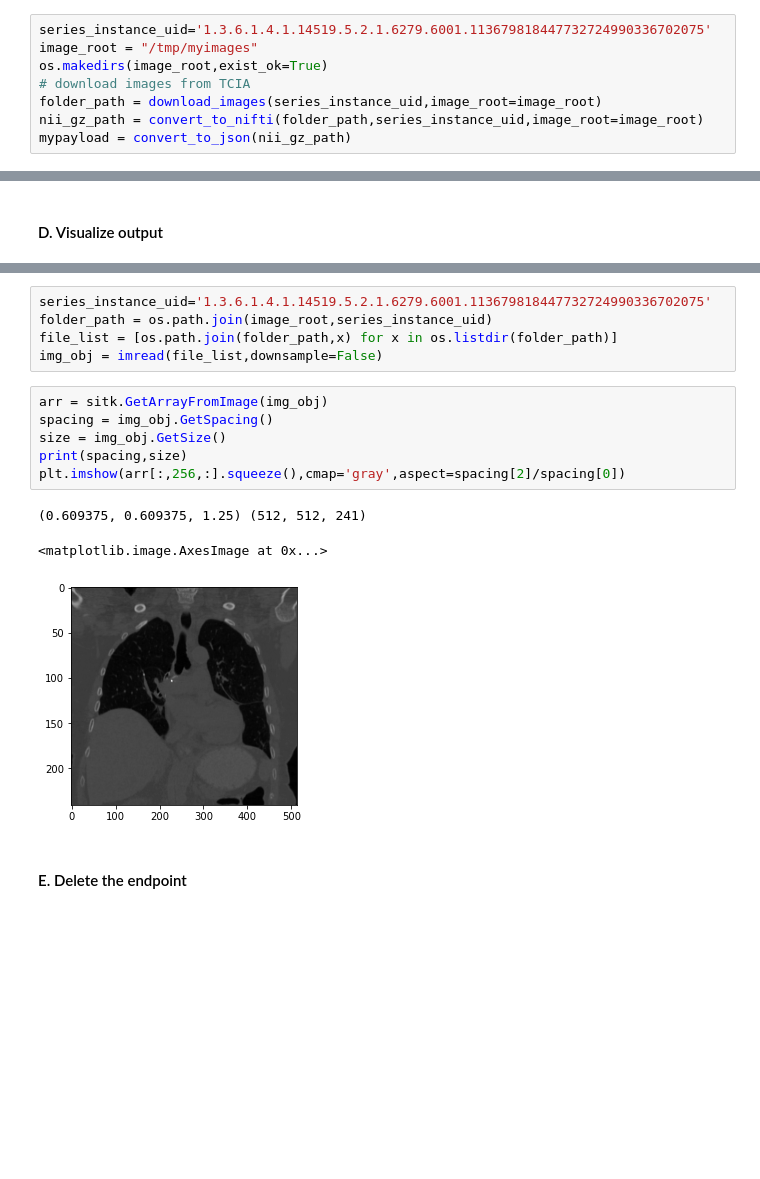
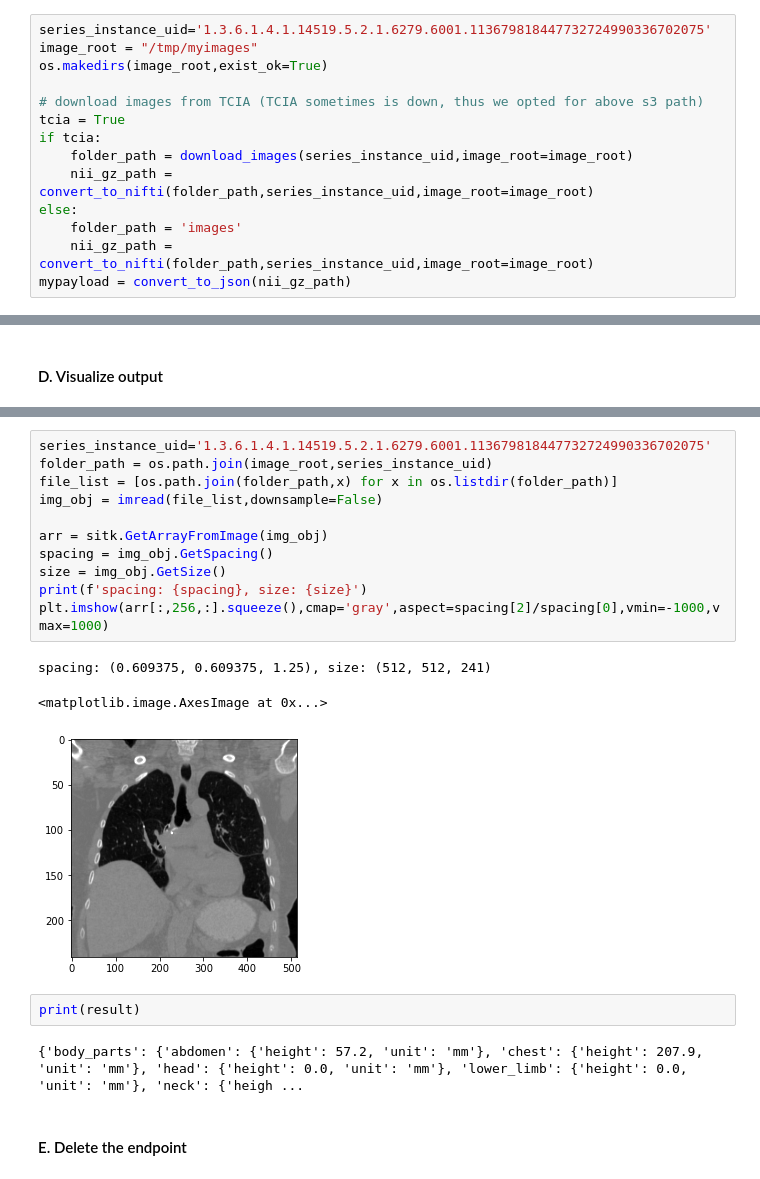
Before and after one commit to sawtellellc/apis, a Jupyter notebook: ct-scan-body-part-detector/ct-scan-body-part-detector.ipynb, the cells around one changed output, grey strips where cells are left out. Saved outputs shown, nothing was run; the diff lists cells and outputs as text; blank space fills up the shorter version.

```diff
--- a/ct-scan-body-part-detector/ct-scan-body-part-detector.ipynb
+++ b/ct-scan-body-part-detector/ct-scan-body-part-detector.ipynb
@@ -227,9 +230,15 @@ def upload_to_s3(input_file):
 series_instance_uid='1.3.6.1.4.1.14519.5.2.1.6279.6001.113679818447732724990336702075'
 image_root = "/tmp/myimages"
 os.makedirs(image_root,exist_ok=True)
-# download images from TCIA
-folder_path = download_images(series_instance_uid,image_root=image_root)
-nii_gz_path = convert_to_nifti(folder_path,series_instance_uid,image_root=image_root)
+
+# download images from TCIA (TCIA sometimes is down, thus we opted for above s3 path)
+tcia = True
+if tcia:
+    folder_path = download_images(series_instance_uid,image_root=image_root)
+    nii_gz_path = convert_to_nifti(folder_path,series_instance_uid,image_root=image_root)
+else:
+    folder_path = 'images'
+    nii_gz_path = convert_to_nifti(folder_path,series_instance_uid,image_root=image_root)
 mypayload = convert_to_json(nii_gz_path)
 # %% [output]
 (128, 128, 100)
@@ -325,18 +322,22 @@ result
 # %%
 series_instance_uid='1.3.6.1.4.1.14519.5.2.1.6279.6001.113679818447732724990336702075'
 folder_path = os.path.join(image_root,series_instance_uid)
 file_list = [os.path.join(folder_path,x) for x in os.listdir(folder_path)]
 img_obj = imread(file_list,downsample=False)
+
+arr = sitk.GetArrayFromImage(img_obj)
+spacing = img_obj.GetSpacing()
+size = img_obj.GetSize()
+print(f'spacing: {spacing}, size: {size}')
+plt.imshow(arr[:,256,:].squeeze(),cmap='gray',aspect=spacing[2]/spacing[0],vmin=-1000,vmax=1000)
+# %% [output]
+spacing: (0.609375, 0.609375, 1.25), size: (512, 512, 241)
+<matplotlib.image.AxesImage at 0x...>
+[figure, added]
-# %%
-arr = sitk.GetArrayFromImage(img_obj)
-spacing = img_obj.GetSpacing()
-size = img_obj.GetSize()
-print(spacing,size)
-plt.imshow(arr[:,256,:].squeeze(),cmap='gray',aspect=spacing[2]/spacing[0])
-# %% [output]
-(0.609375, 0.609375, 1.25) (512, 512, 241)
-<matplotlib.image.AxesImage at 0x...>
-[figure, removed]
+# %%
+print(result)
+# %% [output]
+{'body_parts': {'abdomen': {'height': 57.2, 'unit': 'mm'}, 'chest': {'height': 207.9, 'unit': 'mm'}, 'head': {'height': 0.0, 'unit': 'mm'}, 'lower_limb': {'height': 0.0, 'unit': 'mm'}, 'neck': {'heigh ...
 # %% [markdown]
 #### E. Delete the endpoint
 # %% [markdown]
```
Also changed, not shown: parts of 42 cells of this notebook, 2 other files.
